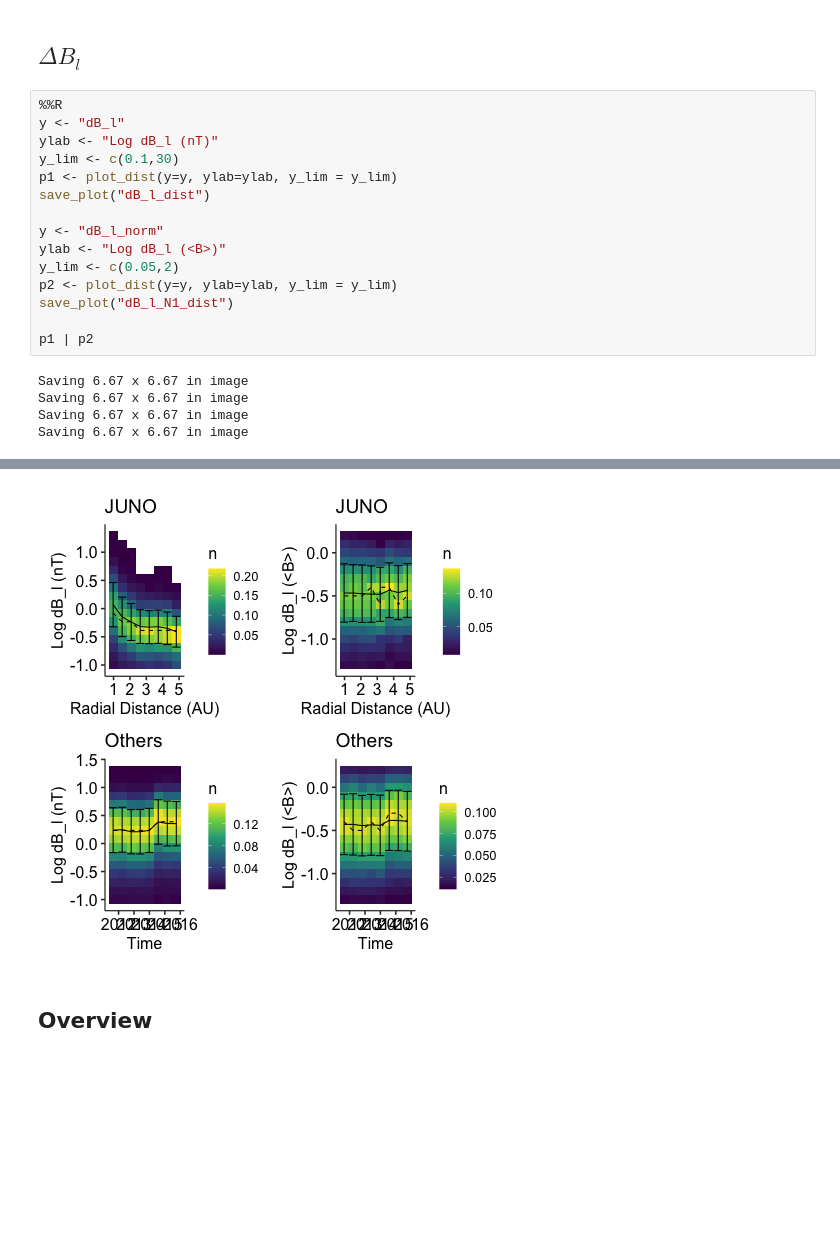
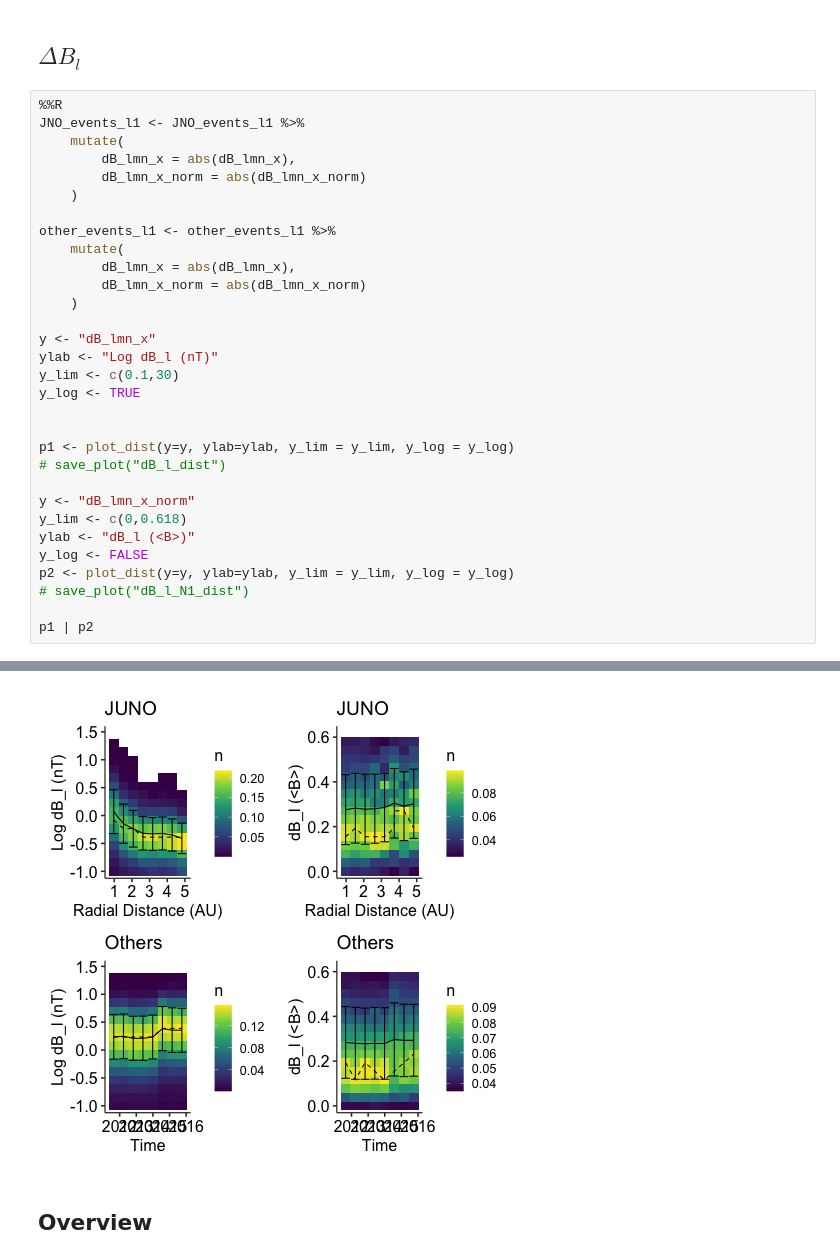
Before and after one commit to Beforerr/discontinuitypy, a Jupyter notebook: notebooks/analysis/02_properties.ipynb, the cells around one changed output, grey strips where cells are left out. Saved outputs shown, nothing was run; the diff lists cells and outputs as text; blank space fills up the shorter version.

```diff
--- a/notebooks/analysis/02_properties.ipynb
+++ b/notebooks/analysis/02_properties.ipynb
@@ -172,26 +174,38 @@ plot_limited_histogram <- function(df, x, x_lim, bins, facet_var) {
 ## $\Delta B_l$
 # %%
 %%R
-y <- "dB_l"
+JNO_events_l1 <- JNO_events_l1 %>%
+    mutate(
+        dB_lmn_x = abs(dB_lmn_x),
+        dB_lmn_x_norm = abs(dB_lmn_x_norm)
+    )
+
+other_events_l1 <- other_events_l1 %>%
+    mutate(
+        dB_lmn_x = abs(dB_lmn_x),
+        dB_lmn_x_norm = abs(dB_lmn_x_norm)
+    )
+
+y <- "dB_lmn_x"
 ylab <- "Log dB_l (nT)"
 y_lim <- c(0.1,30)
-p1 <- plot_dist(y=y, ylab=ylab, y_lim = y_lim)
-save_plot("dB_l_dist")
+y_log <- TRUE
 
-y <- "dB_l_norm"
-ylab <- "Log dB_l (<B>)"
-y_lim <- c(0.05,2)
-p2 <- plot_dist(y=y, ylab=ylab, y_lim = y_lim)
-save_plot("dB_l_N1_dist")
+
+p1 <- plot_dist(y=y, ylab=ylab, y_lim = y_lim, y_log = y_log)
+# save_plot("dB_l_dist")
+
+y <- "dB_lmn_x_norm"
+y_lim <- c(0,0.618)
+ylab <- "dB_l (<B>)"
+y_log <- FALSE
+p2 <- plot_dist(y=y, ylab=ylab, y_lim = y_lim, y_log = y_log)
+# save_plot("dB_l_N1_dist")
 
 p1 | p2
 # %% [output]
-Saving 6.67 x 6.67 in image
-Saving 6.67 x 6.67 in image
-Saving 6.67 x 6.67 in image
-Saving 6.67 x 6.67 in image
 [interactive output not drawn]
-[figure, old version]
+[figure, new version]
 # %% [markdown]
 ## Overview
 # %%
```
Also changed, not shown: parts of 3 cells of this notebook.
